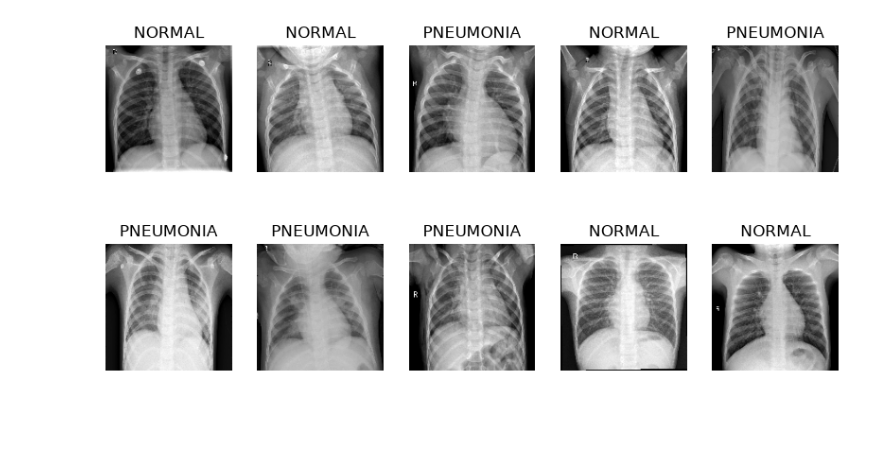
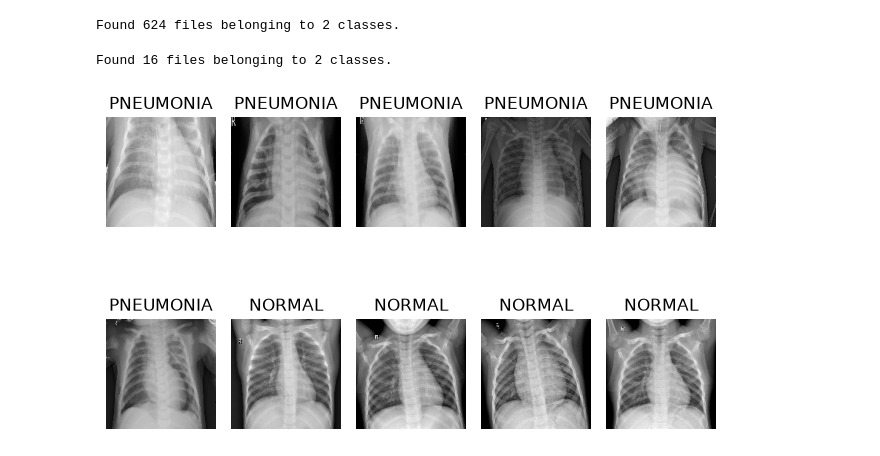
Before and after one commit to vedantpimple1/DL, a Jupyter notebook: cnn_xray.ipynb, the cells around one changed output. Drawn from its saved outputs; the diff is of its cells as text; code cells hidden in the pictures; blank space fills up the shorter version.

```diff
--- a/cnn_xray.ipynb
+++ b/cnn_xray.ipynb
@@ -48,0 +16,10 @@ Found 16 images belonging to 2 classes.
+# %%
+path = "/home/atharv/Downloads/DL/Pneumonia X Ray-20221031T100017Z-001/Pneumonia X Ray"
+# %%
+train=tf.keras.utils.image_dataset_from_directory(
+    path + "/train",
+    image_size=(150,150),
+    batch_size=32,
+    color_mode='grayscale',
+    label_mode='binary'
+)
@@ -49,14 +31,33 @@ Found 16 images belonging to 2 classes.
+# %%
+test=tf.keras.utils.image_dataset_from_directory(
+    path + "/test",
+    image_size=(150,150),
+    batch_size=32,
+    color_mode='grayscale',
+    label_mode='binary'
+)
+# %% [output]
+Found 624 files belonging to 2 classes.
+# %%
+val=tf.keras.utils.image_dataset_from_directory(
+    path + "/val",
+    image_size=(150,150),
+    batch_size=32,
+    color_mode='grayscale',
+    label_mode='binary'
+)
+# %% [output]
+Found 16 files belonging to 2 classes.
 # %%
-class_names = list(train_data.class_indices.keys())
-images, labels = next(train_data)
-plt.figure(figsize=(10, 5))
+class_names = train.class_names
 
-for i in range(10):
-    plt.subplot(2, 5, i+1)
-    plt.imshow(images[i].squeeze(), cmap='gray')
-    plt.title(class_names[int(labels[i])])
-    plt.axis('off')
-
+for images, labels in train.take(1):
+    for i in range(10):
+        plt.subplot(2, 5, i+1)
+        plt.imshow(images[i].numpy().squeeze(), cmap='gray')
+        plt.title(class_names[int(labels[i].numpy()[0])])
+        plt.axis('off')
+plt.tight_layout()
 plt.show()
 # %% [output]
-[figure, old version]
+[figure, new version]
```
Also changed, not shown: parts of 17 cells of this notebook.
